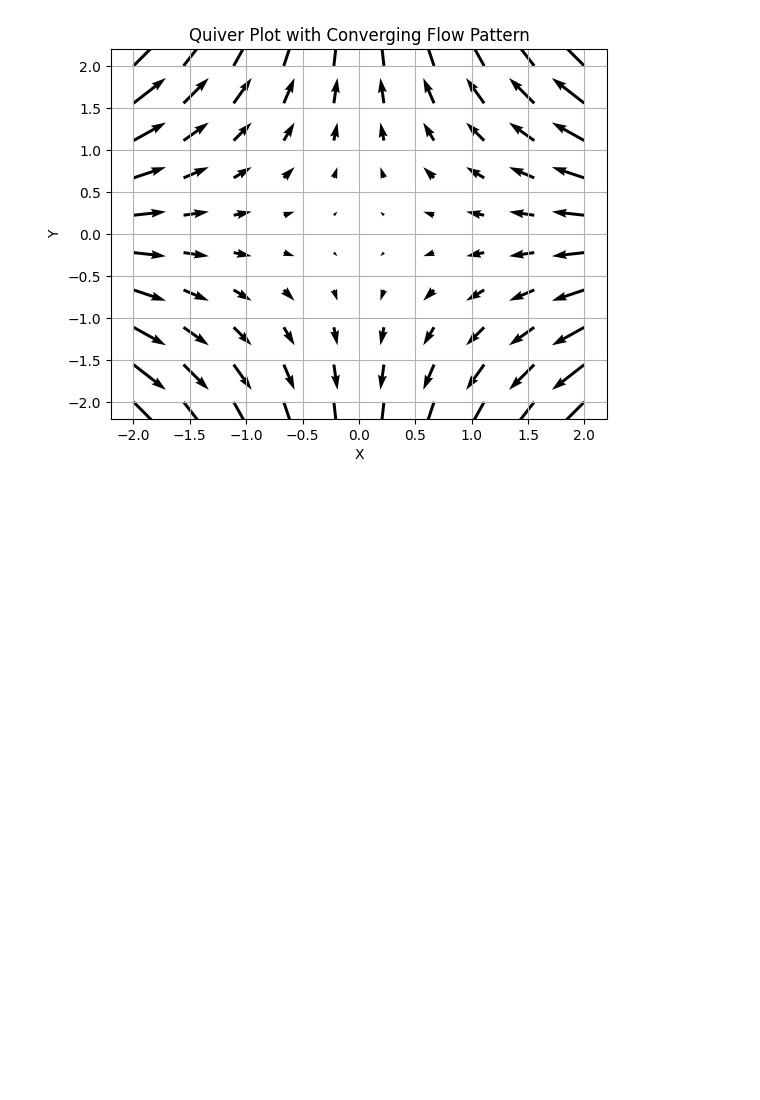
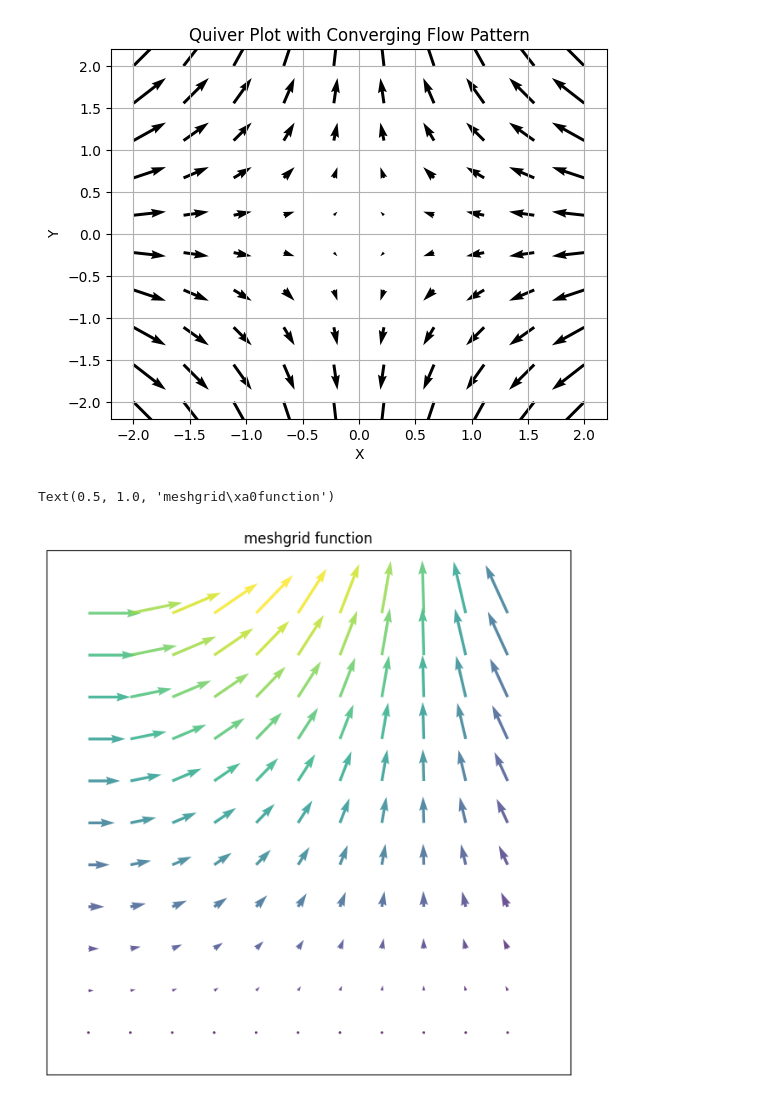
Before and after one commit to Sai0043/data-andling, a Jupyter notebook: vector_visualization.ipynb, the cells around one changed output. Cells and saved outputs as stored; diff of their text form; code cells hidden in the pictures; blank space fills up the shorter version.

```diff
--- a/vector_visualization.ipynb
+++ b/vector_visualization.ipynb
@@ -17,3 +33,23 @@ plt.grid()
 plt.show()
 # %% [output]
 [figure]
+# %%
+import numpy as np
+import matplotlib.pyplot as plt
+fig,ax1 = plt.subplots(figsize =(14, 8))
+x = np.arange(0, 2.2, 0.2)
+y = np.arange(0, 2.2, 0.2)
+X, Y = np.meshgrid(x, y)
+u = np.cos(X)*Y
+v = np.sin(y)*Y
+n = -2
+color = np.sqrt(((v-n)/2)*2 + ((u-n)/2)*2)
+ax1.quiver(X, Y, u, v, color, alpha = 0.8)
+ax1.xaxis.set_ticks([])
+ax1.yaxis.set_ticks([])
+ax1.axis([-0.2, 2.3, -0.2, 2.3])
+ax1.set_aspect('equal')
+ax1.set_title('meshgrid function')
+# %% [output]
+Text(0.5, 1.0, 'meshgrid\xa0function')
+[figure, added]
```
Also changed, not shown: parts of 1 cell of this notebook.
